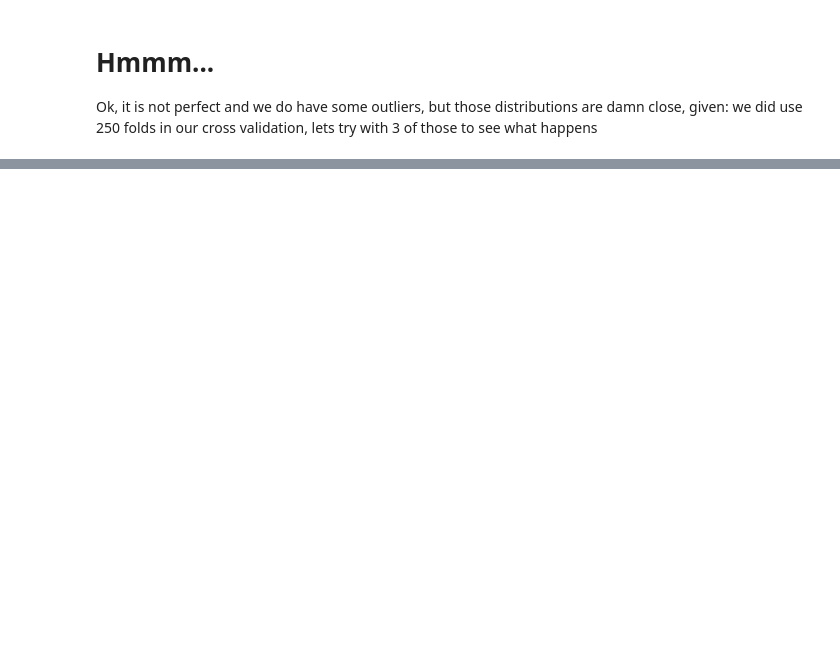
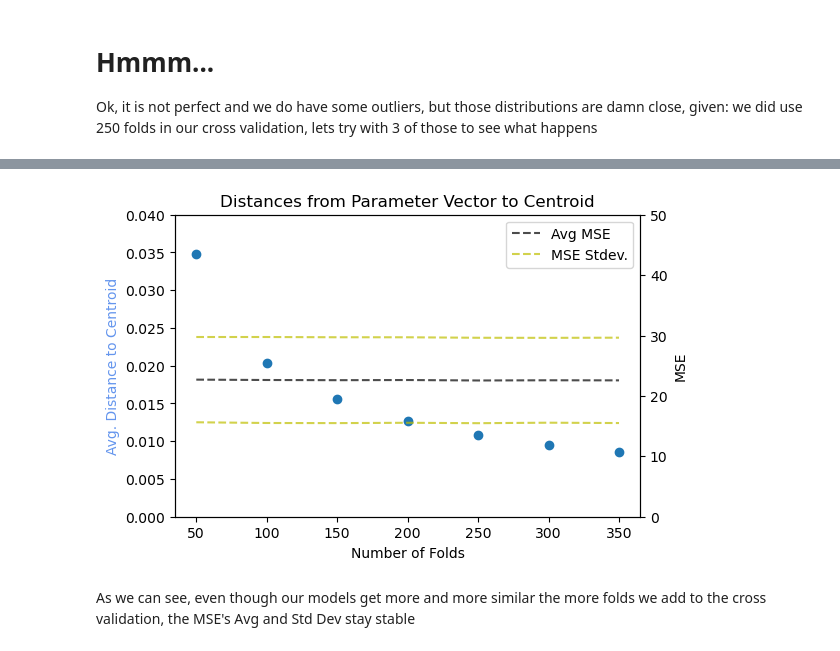
Before and after one commit to victorgcapone/datascience, a Jupyter notebook: Are Models from a KFold CV similar enough to be IID?.ipynb, the cells around one changed output, grey strips where cells are left out. Drawn from its saved outputs; the diff is of its cells as text; code cells hidden in the pictures; blank space fills up the shorter version.

```diff
--- a/Are Models from a KFold CV similar enough to be IID?.ipynb
+++ b/Are Models from a KFold CV similar enough to be IID?.ipynb
@@ -159,0 +154,45 @@ Ok, those p-values won't allow us to reject $H_0$, which should mean that, as fa
+# %%
+# Here we do the same thing we did at the beggining
+from sklearn.linear_model import LinearRegression
+from sklearn.model_selection import cross_validate
+mse_means = np.array([])
+mse_std = np.array([])
+avg_scaled_distances = []
+folds = np.arange(50, len(x_train), 50)
+for f in folds:
+    # Cross validate a bunch of models
+    results = cross_validate(LinearRegression(normalize=True), x_train, y_train, cv = f,
+                             return_estimator= True, scoring="neg_root_mean_squared_error")
+    coef = np.array([estimator.coef_ for estimator in results['estimator']])
+    # Lets compute the "similarity" of our models
+    avg_scaled_distances.append(np.mean(scaled_distances_from_centroid(coef)))
+
+    # Lets also take a look at how our metric behaves as the number of folds increase, this will take time
+    sampled_mse = np.array([mean_squared_error_sample(model,
+                                                      x_val,
+                                                      y_val,
+                                                      iterations=100) for model in results['estimator']])
+    # Compute mean
+    mse_means = np.append(mse_means, sampled_mse.mean())
+    # And standard deviation
+    mse_std = np.append(mse_std, sampled_mse.std())
+# %%
+fig, ax = plt.subplots(dpi=100)
+ax2 = ax.twinx()
+
+ax.set(title="Distances from Parameter Vector to Centroid",
+      xlabel="Number of Folds")
+ax.set_ylabel("Avg. Distance to Centroid", color="cornflowerblue")
+ax.set_ylim(0, 0.04)
+ax.scatter(folds, avg_scaled_distances)
+
+ax2.plot(folds, mse_means, 'k--', alpha=0.7, label="Avg MSE")
+ax2.plot(folds, mse_means+mse_std, 'y--', alpha=0.7, label= "MSE Stdev.")
+ax2.plot(folds, mse_means-mse_std, 'y--', alpha=0.7)
+ax2.legend()
+ax2.set_ylabel("MSE")
+ax2.set_ylim(0, 50);
+# %% [output]
+[figure, added]
+# %% [markdown]
+As we can see, even though our models get more and more similar the more folds we add to the cross validation, the MSE's Avg and Std Dev stay stable
```
Also changed, not shown: parts of 12 cells of this notebook.
